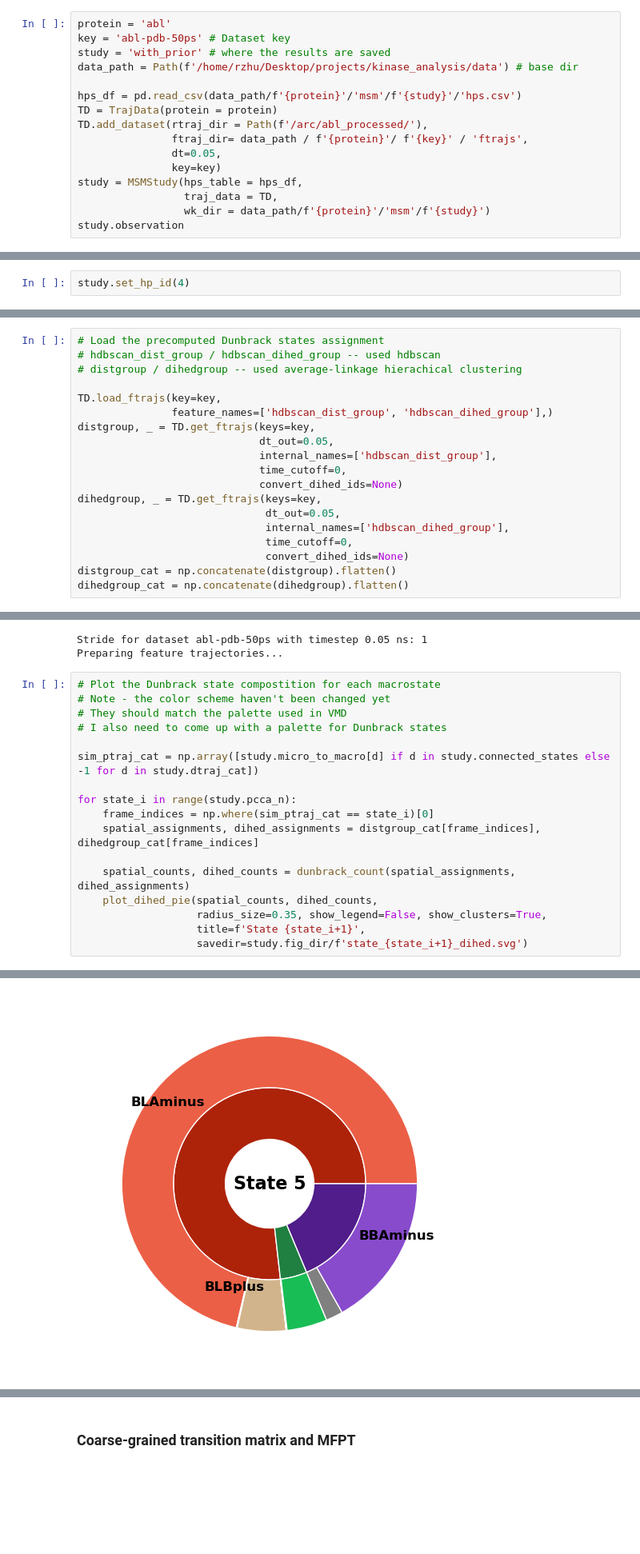
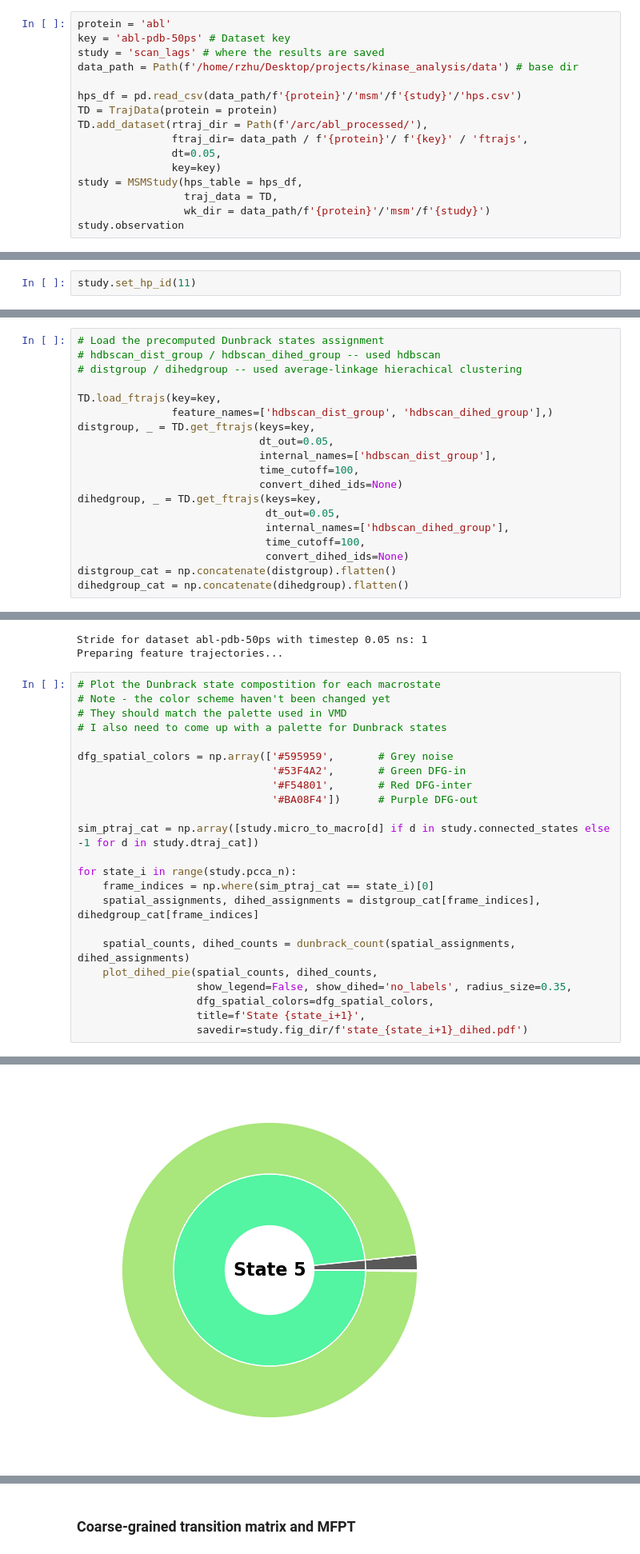
Before and after one commit to meyresearch/kinase_analysis, a Jupyter notebook: notebooks/analysis/analysis_validate_model.ipynb, the cells around one changed output, grey strips where cells are left out. Shown at 80% size. Saved outputs shown, nothing was run; the diff lists cells and outputs as text; blank space fills up the shorter version.

```diff
--- a/notebooks/analysis/analysis_validate_model.ipynb
+++ b/notebooks/analysis/analysis_validate_model.ipynb
@@ -24,7 +24,7 @@ plt.rcParams['axes.titlesize'] = 18   # Font size for title
 # %%
 protein = 'abl'
 key = 'abl-pdb-50ps' # Dataset key
-study = 'with_prior' # where the results are saved
+study = 'scan_lags' # where the results are saved
 data_path = Path(f'/home/rzhu/Desktop/projects/kinase_analysis/data') # base dir
 
 hps_df = pd.read_csv(data_path/f'{protein}'/'msm'/f'{study}'/'hps.csv')
@@ -60,4 +81,4 @@ study.hps_table
 # %%
-study.set_hp_id(4)
+study.set_hp_id(11)
 # %% [output]
 Set dataset abl-pdb-50ps stride to 1
@@ -140,12 +158,12 @@ TD.load_ftrajs(key=key,
 distgroup, _ = TD.get_ftrajs(keys=key,
                              dt_out=0.05,
                              internal_names=['hdbscan_dist_group'],
-                             time_cutoff=0,
+                             time_cutoff=100,
                              convert_dihed_ids=None)
 dihedgroup, _ = TD.get_ftrajs(keys=key,
                               dt_out=0.05,
                               internal_names=['hdbscan_dihed_group'],
-                              time_cutoff=0,
+                              time_cutoff=100,
                               convert_dihed_ids=None)
 distgroup_cat = np.concatenate(distgroup).flatten()
 dihedgroup_cat = np.concatenate(dihedgroup).flatten()
@@ -162,6 +180,11 @@ Preparing feature trajectories...
 # Note - the color scheme haven't been changed yet
 # They should match the palette used in VMD
 # I also need to come up with a palette for Dunbrack states
+
+dfg_spatial_colors = np.array(['#595959',       # Grey noise
+                               '#53F4A2',       # Green DFG-in
+                               '#F54801',       # Red DFG-inter
+                               '#BA08F4'])      # Purple DFG-out
 
 sim_ptraj_cat = np.array([study.micro_to_macro[d] if d in study.connected_states else -1 for d in study.dtraj_cat])
 
@@ -171,7 +194,8 @@ for state_i in range(study.pcca_n):
 
     spatial_counts, dihed_counts = dunbrack_count(spatial_assignments, dihed_assignments)
     plot_dihed_pie(spatial_counts, dihed_counts,
-                   radius_size=0.35, show_legend=False, show_clusters=True,
+                   show_legend=False, show_dihed='no_labels', radius_size=0.35,
+                   dfg_spatial_colors=dfg_spatial_colors,
                    title=f'State {state_i+1}',
-                   savedir=study.fig_dir/f'state_{state_i+1}_dihed.svg')
+                   savedir=study.fig_dir/f'state_{state_i+1}_dihed.pdf')
 # %% [output]
@@ -182 +206 @@ for state_i in range(study.pcca_n):
-[figure, old version]
+[figure, new version]
```
Also changed, not shown: parts of 40 cells of this notebook, 1 other file.
